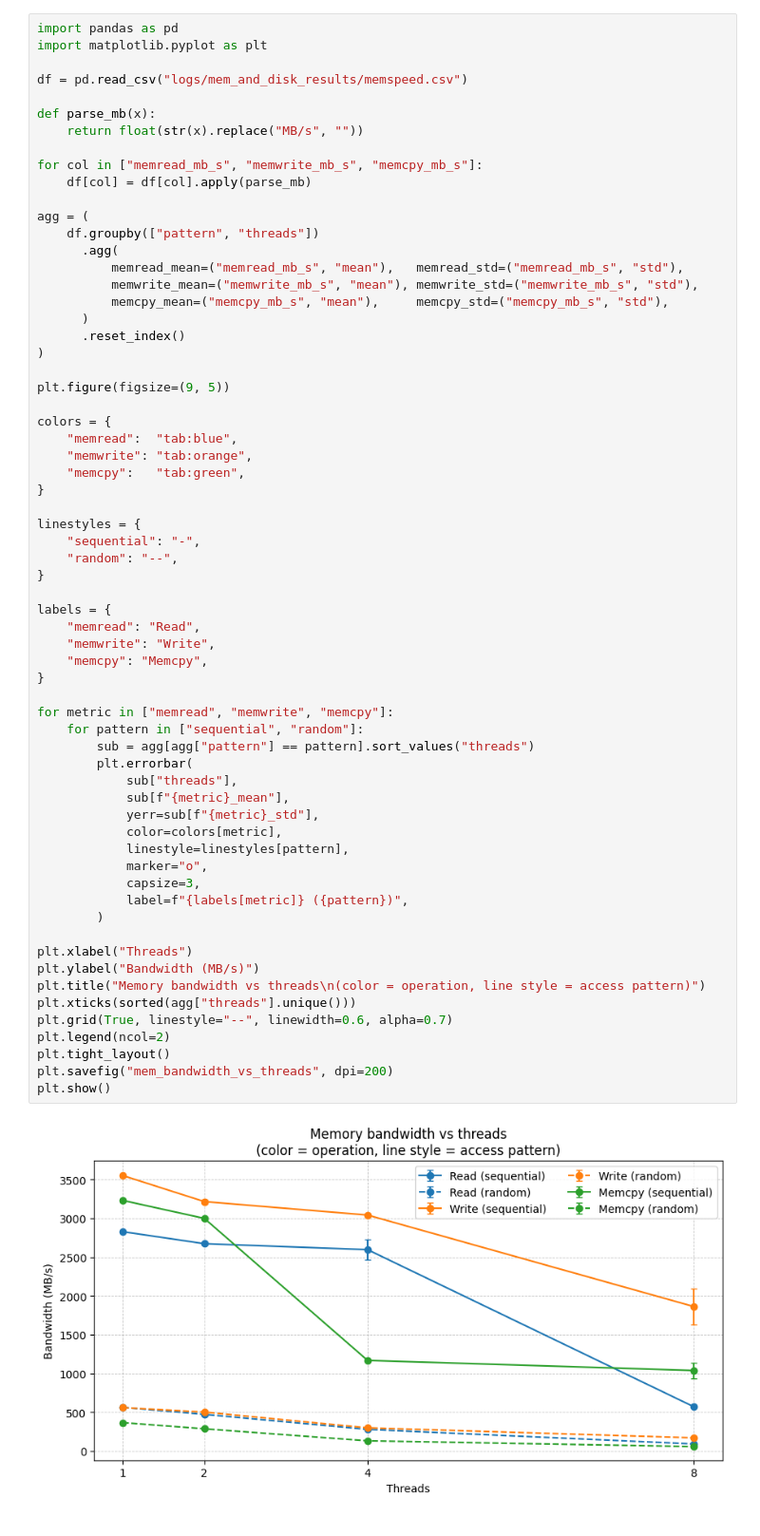
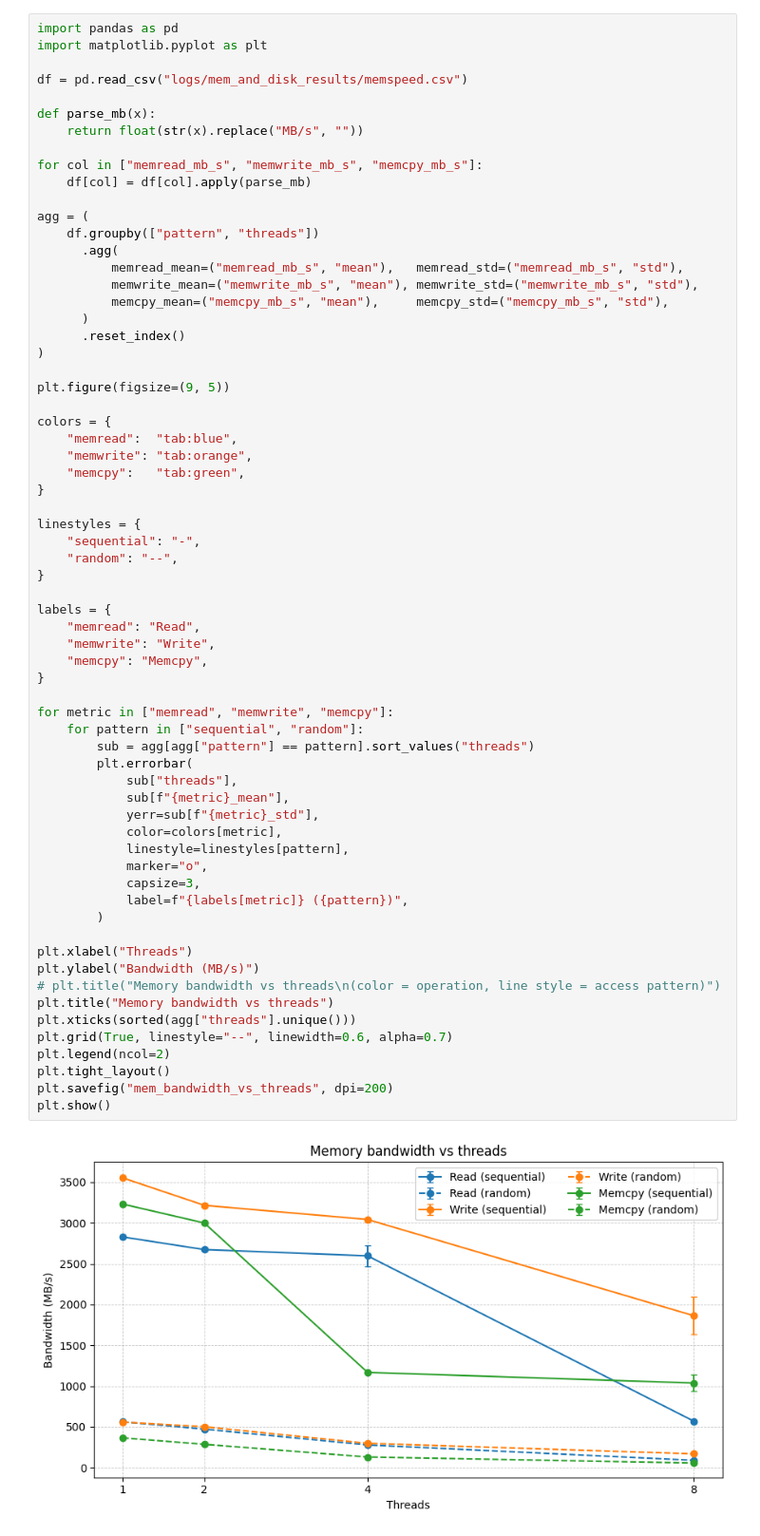
Before and after one commit to pytelj/x-stream, a Jupyter notebook: mem-analysis.ipynb, the cells around one changed output. Shown at 95% size. Drawn from its saved outputs; the diff is of its cells as text.

```diff
--- a/mem-analysis.ipynb
+++ b/mem-analysis.ipynb
@@ -148,32 +148,33 @@ linestyles = {
 
 labels = {
     "memread": "Read",
     "memwrite": "Write",
     "memcpy": "Memcpy",
 }
 
 for metric in ["memread", "memwrite", "memcpy"]:
     for pattern in ["sequential", "random"]:
         sub = agg[agg["pattern"] == pattern].sort_values("threads")
         plt.errorbar(
             sub["threads"],
             sub[f"{metric}_mean"],
             yerr=sub[f"{metric}_std"],
             color=colors[metric],
             linestyle=linestyles[pattern],
             marker="o",
             capsize=3,
             label=f"{labels[metric]} ({pattern})",
         )
 
 plt.xlabel("Threads")
 plt.ylabel("Bandwidth (MB/s)")
-plt.title("Memory bandwidth vs threads\n(color = operation, line style = access pattern)")
+# plt.title("Memory bandwidth vs threads\n(color = operation, line style = access pattern)")
+plt.title("Memory bandwidth vs threads")
 plt.xticks(sorted(agg["threads"].unique()))
 plt.grid(True, linestyle="--", linewidth=0.6, alpha=0.7)
 plt.legend(ncol=2)
 plt.tight_layout()
 plt.savefig("mem_bandwidth_vs_threads", dpi=200)
 plt.show()
 # %% [output]
-[figure, old version]
+[figure, new version]
```
Also changed, not shown: 2 other files.
